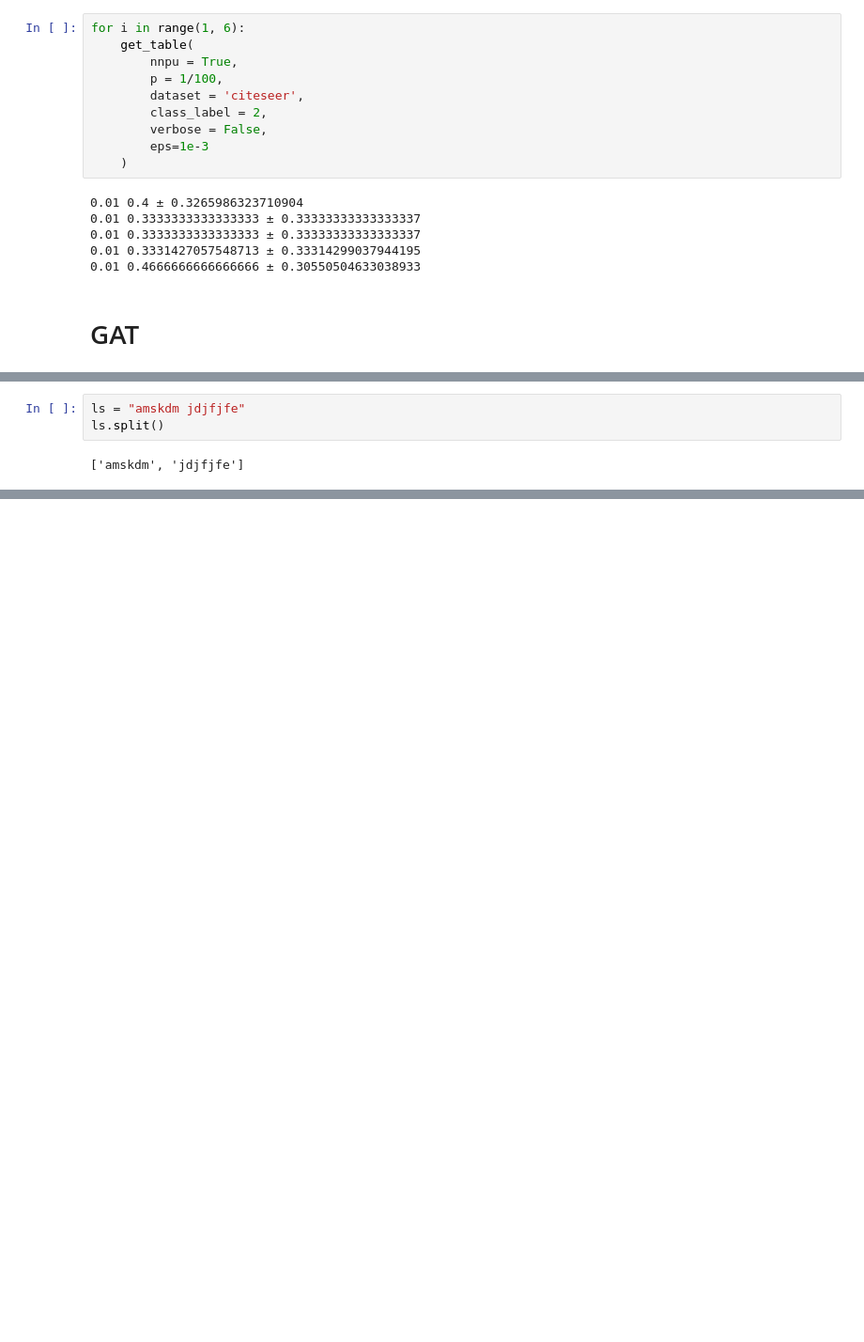
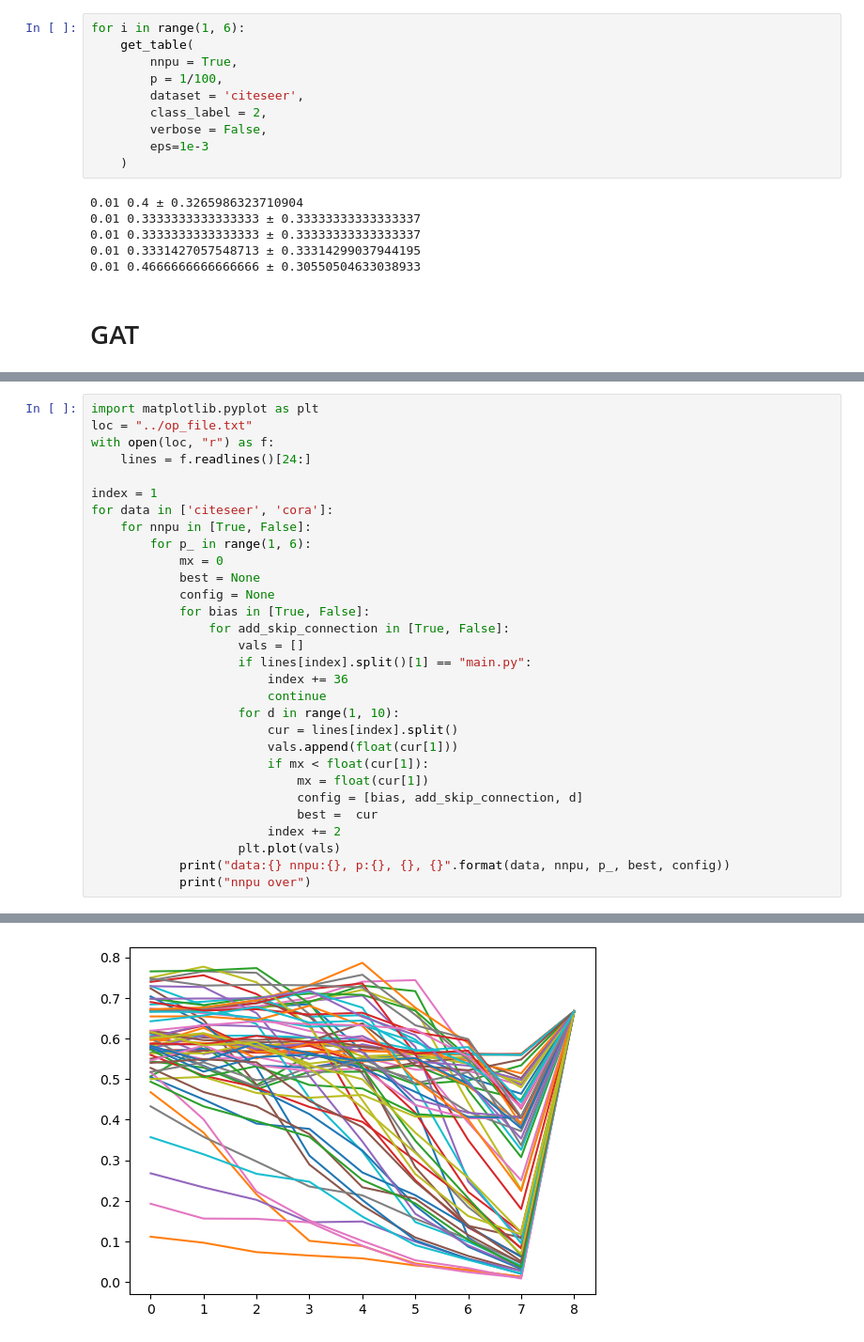
Before and after one commit to willtryagain/LSDAN, a Jupyter notebook: src/expt.ipynb, the cells around one changed output, grey strips where cells are left out. Shown at 94% size. Cells and saved outputs as stored; diff of their text form; blank space fills up the shorter version.

```diff
--- a/src/expt.ipynb
+++ b/src/expt.ipynb
@@ -939,5 +422,31 @@ def get_layer_type(layer_type):
-# %%
-ls = "amskdm jdjfjfe"
-ls.split()
-# %% [output]
-['amskdm', 'jdjfjfe']
+# %%
+import matplotlib.pyplot as plt
+loc = "../op_file.txt"
+with open(loc, "r") as f:
+    lines = f.readlines()[24:]
+
+index = 1
+for data in ['citeseer', 'cora']:
+    for nnpu in [True, False]:
+        for p_ in range(1, 6):
+            mx = 0
+            best = None
+            config = None
+            for bias in [True, False]:
+                for add_skip_connection in [True, False]:
+                    vals = []
+                    if lines[index].split()[1] == "main.py":
+                        index += 36
+                        continue
+                    for d in range(1, 10):
+                        cur = lines[index].split()
+                        vals.append(float(cur[1]))
+                        if mx < float(cur[1]):
+                            mx = float(cur[1])
+                            config = [bias, add_skip_connection, d]
+                            best =  cur
+                        index += 2
+                    plt.plot(vals)
+            print("data:{} nnpu:{}, p:{}, {}, {}".format(data, nnpu, p_, best, config))
+            print("nnpu over")
+# %% [output]
@@ -943,0 +470 @@ ls.split()
+[figure, added]
```
Also changed, not shown: parts of 9 cells of this notebook, 48 other files.
